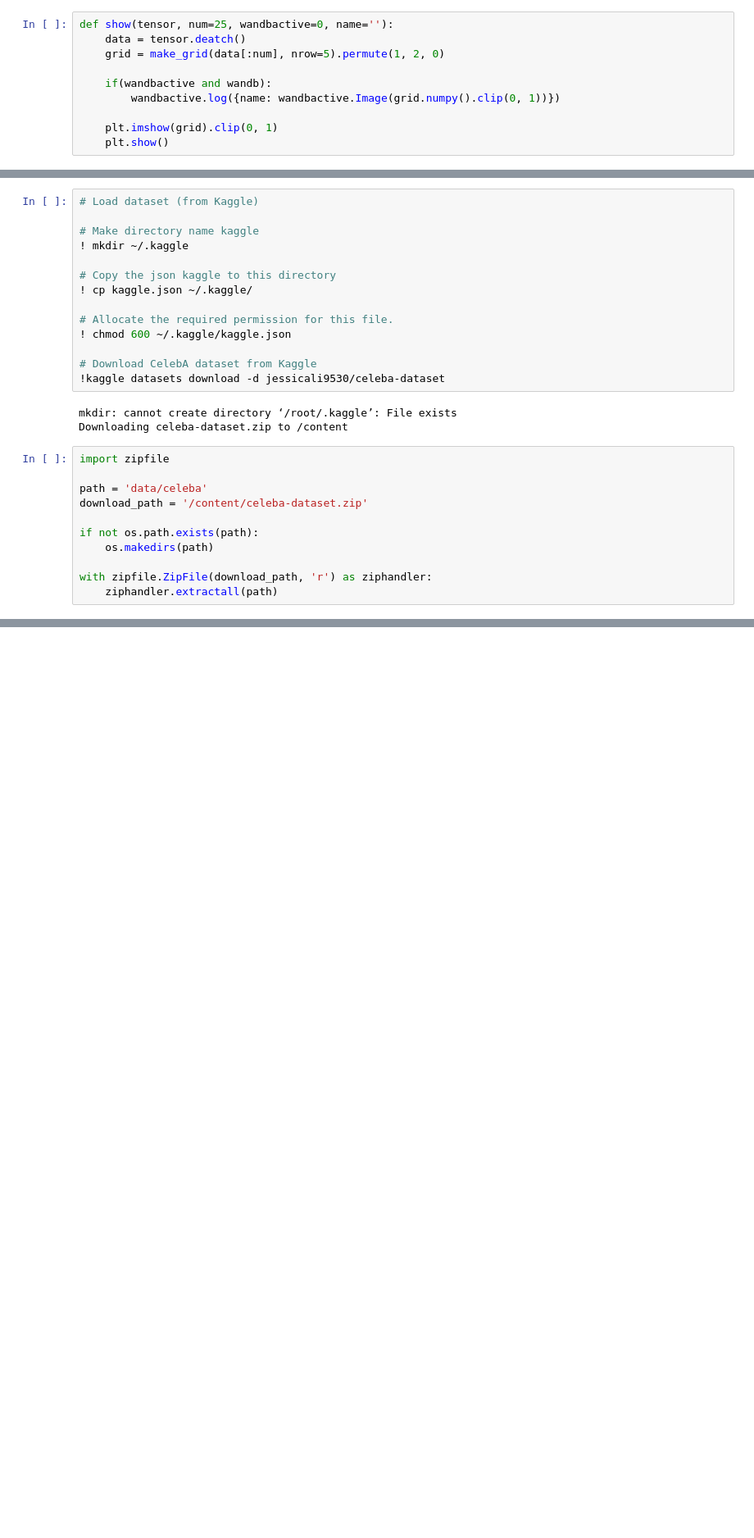
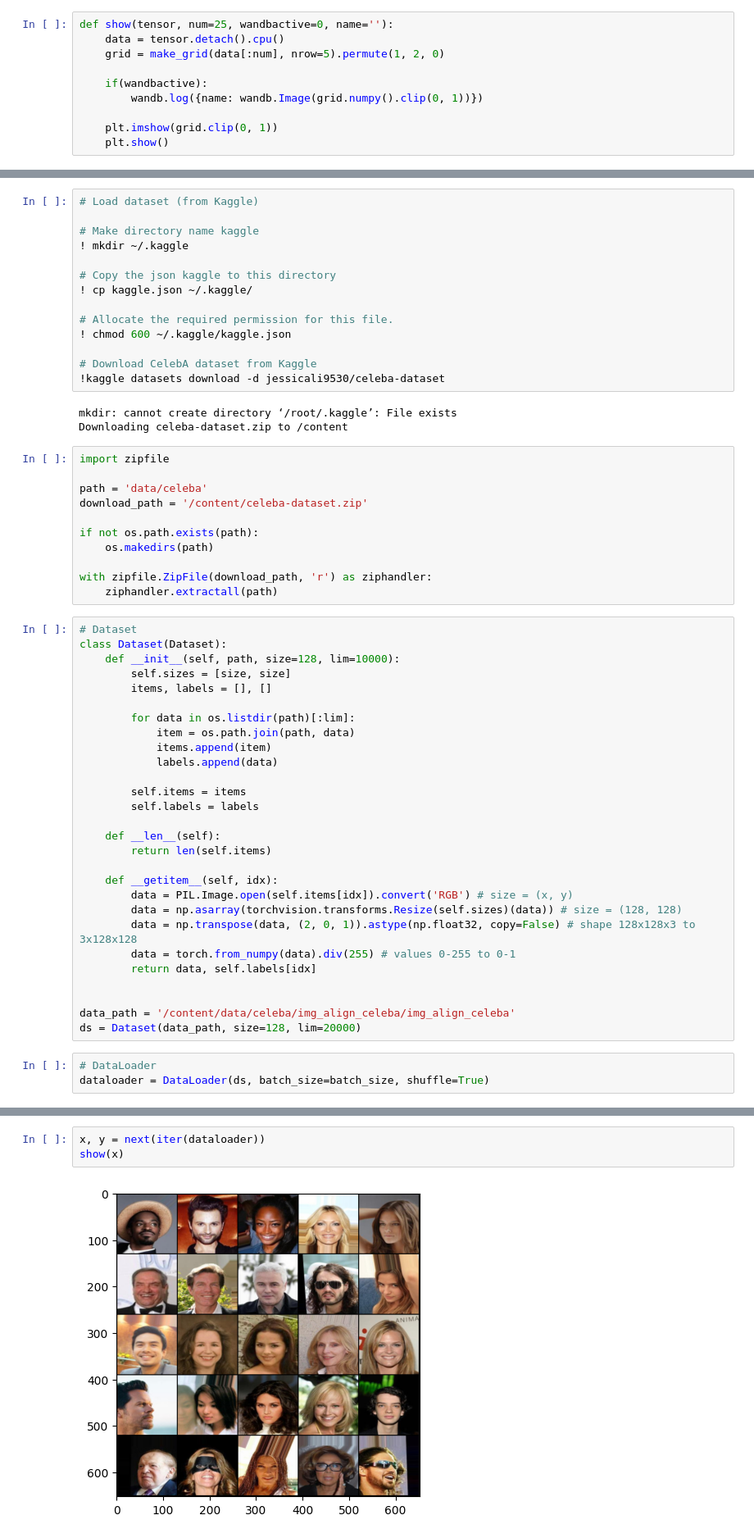
Before and after one commit to ysnarslan/GAN, a Jupyter notebook: AdvancedGAN.ipynb, the cells around one changed output, grey strips where cells are left out. Shown: that part at 82% size. Saved outputs shown, nothing was run; the diff lists cells and outputs as text; blank space fills up the shorter version.

```diff
--- a/AdvancedGAN.ipynb
+++ b/AdvancedGAN.ipynb
@@ -15,13 +15,13 @@ from PIL import Image
 import matplotlib.pyplot as plt
 # %%
 def show(tensor, num=25, wandbactive=0, name=''):
-    data = tensor.deatch()
+    data = tensor.detach().cpu()
     grid = make_grid(data[:num], nrow=5).permute(1, 2, 0)
 
-    if(wandbactive and wandb):
-        wandbactive.log({name: wandbactive.Image(grid.numpy().clip(0, 1))})
+    if(wandbactive):
+        wandb.log({name: wandb.Image(grid.numpy().clip(0, 1))})
 
-    plt.imshow(grid).clip(0, 1)
+    plt.imshow(grid.clip(0, 1))
     plt.show()
 # %%
 # Hyperparameters & General parameters
@@ -269,3 +214,34 @@ if not os.path.exists(path):
 
 with zipfile.ZipFile(download_path, 'r') as ziphandler:
     ziphandler.extractall(path)
+# %%
+# Dataset
+class Dataset(Dataset):
+    def __init__(self, path, size=128, lim=10000):
+        self.sizes = [size, size]
+        items, labels = [], []
+
+        for data in os.listdir(path)[:lim]:
+            item = os.path.join(path, data)
+            items.append(item)
+            labels.append(data)
+
+        self.items = items
+        self.labels = labels
+
+    def __len__(self):
+        return len(self.items)
+
+    def __getitem__(self, idx):
+        data = PIL.Image.open(self.items[idx]).convert('RGB') # size = (x, y)
+        data = np.asarray(torchvision.transforms.Resize(self.sizes)(data)) # size = (128, 128)
+        data = np.transpose(data, (2, 0, 1)).astype(np.float32, copy=False) # shape 128x128x3 to 3x128x128
+        data = torch.from_numpy(data).div(255) # values 0-255 to 0-1
+        return data, self.labels[idx]
+
+
+data_path = '/content/data/celeba/img_align_celeba/img_align_celeba'
+ds = Dataset(data_path, size=128, lim=20000)
+# %%
+# DataLoader
+dataloader = DataLoader(ds, batch_size=batch_size, shuffle=True)
@@ -271,0 +265,5 @@ with zipfile.ZipFile(download_path, 'r') as ziphandler:
+# %%
+x, y = next(iter(dataloader))
+show(x)
+# %% [output]
+[figure, added]
```
Also changed, not shown: parts of 11 cells of this notebook.
